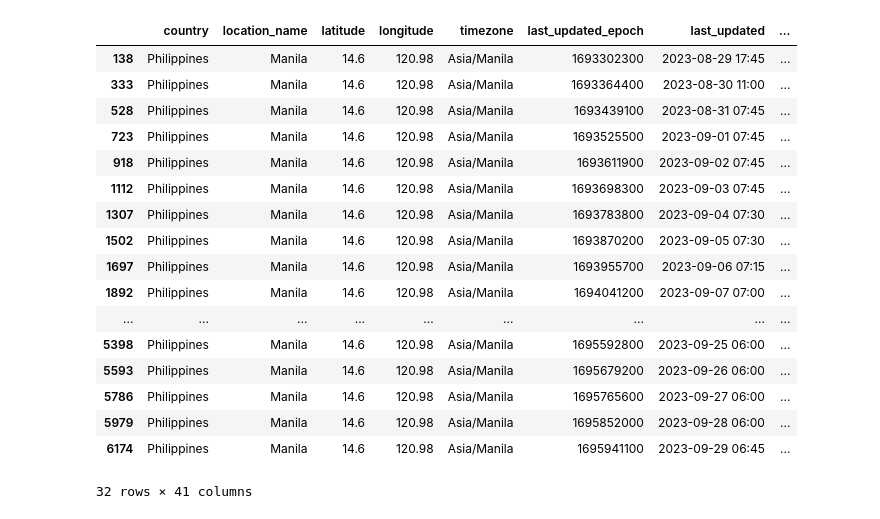
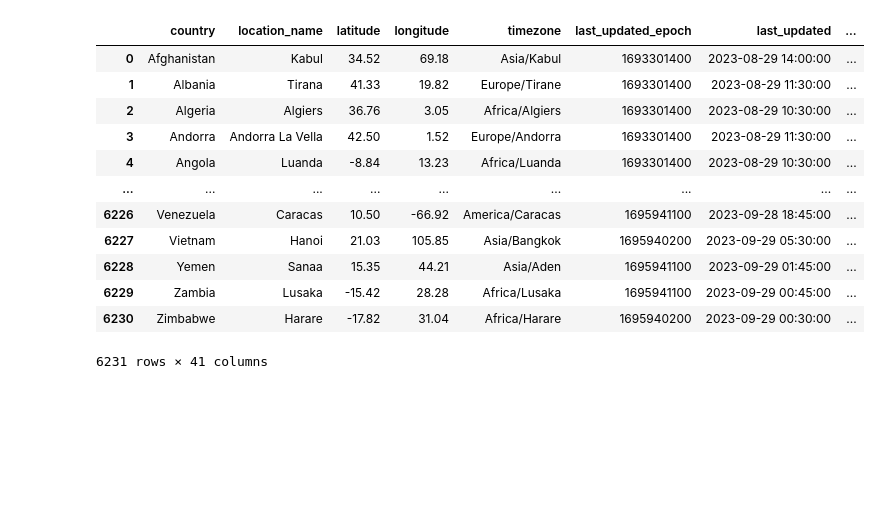
Before and after one commit to gabrielrago/DataAnalyticsFirst, a Jupyter notebook: Testing.ipynb, the cells around one changed output. Cells and saved outputs as stored; diff of their text form; code cells hidden in the pictures; blank space fills up the shorter version.

```diff
--- a/Testing.ipynb
+++ b/Testing.ipynb
@@ -14,25 +12,21 @@ import hvplot.pandas
 # %%
 sample = pd.read_csv("C:\\Users\Lloyd\Documents\GitHub\DataAnalyticsFirst\GlobalWeatherRepository.csv")
-sample[sample['country'] == 'Philippines']
+sample['last_updated'] = pd.to_datetime(sample['last_updated'])
+sample
 # %% [output]
 |  | country | location_name | latitude | longitude | timezone | last_updated_epoch | last_updated | ... |
-| 138 | Philippines | Manila | 14.6 | 120.98 | Asia/Manila | 1693302300 | 2023-08-29 17:45 | ... |
-| 333 | Philippines | Manila | 14.6 | 120.98 | Asia/Manila | 1693364400 | 2023-08-30 11:00 | ... |
-| 528 | Philippines | Manila | 14.6 | 120.98 | Asia/Manila | 1693439100 | 2023-08-31 07:45 | ... |
-| 723 | Philippines | Manila | 14.6 | 120.98 | Asia/Manila | 1693525500 | 2023-09-01 07:45 | ... |
-| 918 | Philippines | Manila | 14.6 | 120.98 | Asia/Manila | 1693611900 | 2023-09-02 07:45 | ... |
-| 1112 | Philippines | Manila | 14.6 | 120.98 | Asia/Manila | 1693698300 | 2023-09-03 07:45 | ... |
-| 1307 | Philippines | Manila | 14.6 | 120.98 | Asia/Manila | 1693783800 | 2023-09-04 07:30 | ... |
-| 1502 | Philippines | Manila | 14.6 | 120.98 | Asia/Manila | 1693870200 | 2023-09-05 07:30 | ... |
-| 1697 | Philippines | Manila | 14.6 | 120.98 | Asia/Manila | 1693955700 | 2023-09-06 07:15 | ... |
-| 1892 | Philippines | Manila | 14.6 | 120.98 | Asia/Manila | 1694041200 | 2023-09-07 07:00 | ... |
+| 0 | Afghanistan | Kabul | 34.52 | 69.18 | Asia/Kabul | 1693301400 | 2023-08-29 14:00:00 | ... |
+| 1 | Albania | Tirana | 41.33 | 19.82 | Europe/Tirane | 1693301400 | 2023-08-29 11:30:00 | ... |
+| 2 | Algeria | Algiers | 36.76 | 3.05 | Africa/Algiers | 1693301400 | 2023-08-29 10:30:00 | ... |
+| 3 | Andorra | Andorra La Vella | 42.50 | 1.52 | Europe/Andorra | 1693301400 | 2023-08-29 11:30:00 | ... |
+| 4 | Angola | Luanda | -8.84 | 13.23 | Africa/Luanda | 1693301400 | 2023-08-29 10:30:00 | ... |
 | ... | ... | ... | ... | ... | ... | ... | ... | ... |
-| 5398 | Philippines | Manila | 14.6 | 120.98 | Asia/Manila | 1695592800 | 2023-09-25 06:00 | ... |
-| 5593 | Philippines | Manila | 14.6 | 120.98 | Asia/Manila | 1695679200 | 2023-09-26 06:00 | ... |
-| 5786 | Philippines | Manila | 14.6 | 120.98 | Asia/Manila | 1695765600 | 2023-09-27 06:00 | ... |
-| 5979 | Philippines | Manila | 14.6 | 120.98 | Asia/Manila | 1695852000 | 2023-09-28 06:00 | ... |
-| 6174 | Philippines | Manila | 14.6 | 120.98 | Asia/Manila | 1695941100 | 2023-09-29 06:45 | ... |
+| 6226 | Venezuela | Caracas | 10.50 | -66.92 | America/Caracas | 1695941100 | 2023-09-28 18:45:00 | ... |
+| 6227 | Vietnam | Hanoi | 21.03 | 105.85 | Asia/Bangkok | 1695940200 | 2023-09-29 05:30:00 | ... |
+| 6228 | Yemen | Sanaa | 15.35 | 44.21 | Asia/Aden | 1695941100 | 2023-09-29 01:45:00 | ... |
+| 6229 | Zambia | Lusaka | -15.42 | 28.28 | Africa/Lusaka | 1695941100 | 2023-09-29 00:45:00 | ... |
+| 6230 | Zimbabwe | Harare | -17.82 | 31.04 | Africa/Harare | 1695940200 | 2023-09-29 00:30:00 | ... |
-32 rows × 41 columns
+6231 rows × 41 columns
 # %%
 isample = sample.interactive()
 # %%
```
Also changed, not shown: parts of 10 cells of this notebook.
